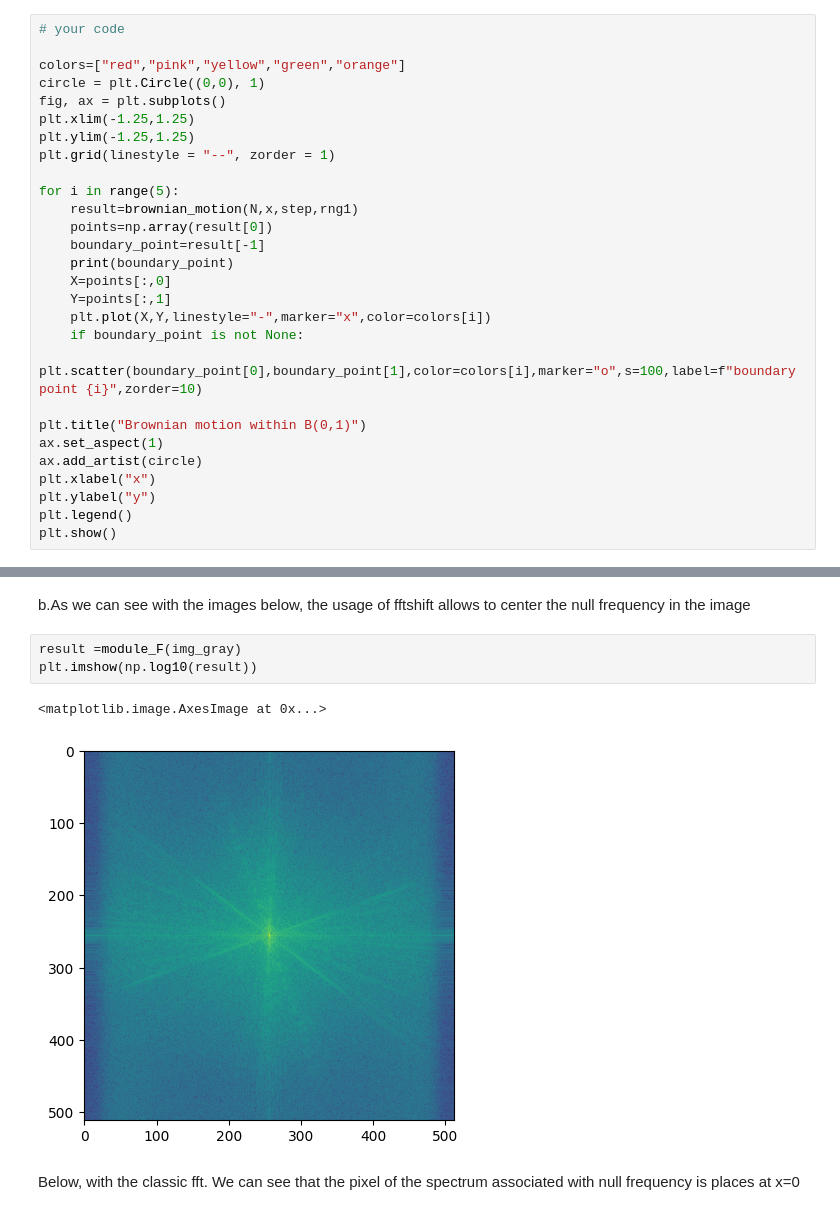
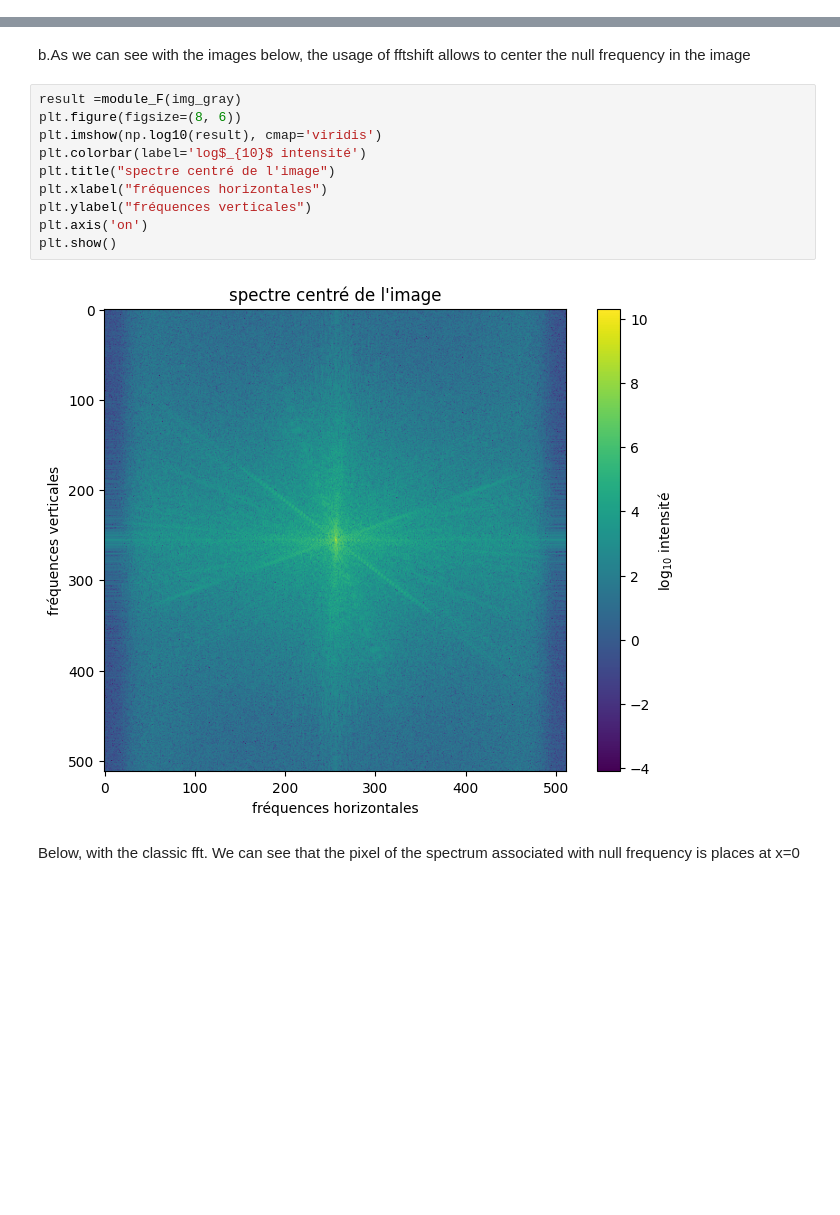
Before and after one commit to marcaIL/python_sdia, a Jupyter notebook: Labs/Lab3/lab3.ipynb, the cells around one changed output, grey strips where cells are left out. Drawn from its saved outputs; the diff is of its cells as text; blank space fills up the shorter version.

```diff
--- a/Labs/Lab3/lab3.ipynb
+++ b/Labs/Lab3/lab3.ipynb
@@ -164,31 +122,3 @@ plt.show()
 4. Represent, on the same figure, 4 other trajectories of $W$ with the same parameters.
 # %% [markdown]
 **Answer:**
-# %%
-# your code
-
-colors=["red","pink","yellow","green","orange"]
-circle = plt.Circle((0,0), 1)
-fig, ax = plt.subplots()
-plt.xlim(-1.25,1.25)
-plt.ylim(-1.25,1.25)
-plt.grid(linestyle = "--", zorder = 1)
-
-for i in range(5):
-    result=brownian_motion(N,x,step,rng1)
-    points=np.array(result[0])
-    boundary_point=result[-1]
-    print(boundary_point)
-    X=points[:,0]
-    Y=points[:,1]
-    plt.plot(X,Y,linestyle="-",marker="x",color=colors[i])
-    if boundary_point is not None:
-        plt.scatter(boundary_point[0],boundary_point[1],color=colors[i],marker="o",s=100,label=f"boundary point {i}",zorder=10)
-
-plt.title("Brownian motion within B(0,1)")
-ax.set_aspect(1)
-ax.add_artist(circle)
-plt.xlabel("x")
-plt.ylabel("y")
-plt.legend()
-plt.show()
@@ -255,11 +190,17 @@ def module_F(X):
 a. In the first representation (without fftshift), the pixel associated with the null frequency is the first one of the discrete Fourier Transform
 # %% [markdown]
 b.As we can see with the images below, the usage of fftshift allows to center the null frequency in the image
-# %%
-result =module_F(img_gray)
-plt.imshow(np.log10(result))
-# %% [output]
-<matplotlib.image.AxesImage at 0x...>
-[figure, removed]
+# %%
+result =module_F(img_gray)
+plt.figure(figsize=(8, 6))
+plt.imshow(np.log10(result), cmap='viridis')
+plt.colorbar(label='log$_{10}$ intensité')
+plt.title("spectre centré de l'image")
+plt.xlabel("fréquences horizontales")
+plt.ylabel("fréquences verticales")
+plt.axis('on')
+plt.show()
+# %% [output]
+[figure, added]
 # %% [markdown]
 Below, with the classic fft. We can see that the pixel of the spectrum associated with null frequency is places at x=0
```
Also changed, not shown: parts of 15 cells of this notebook, 3 other files.
